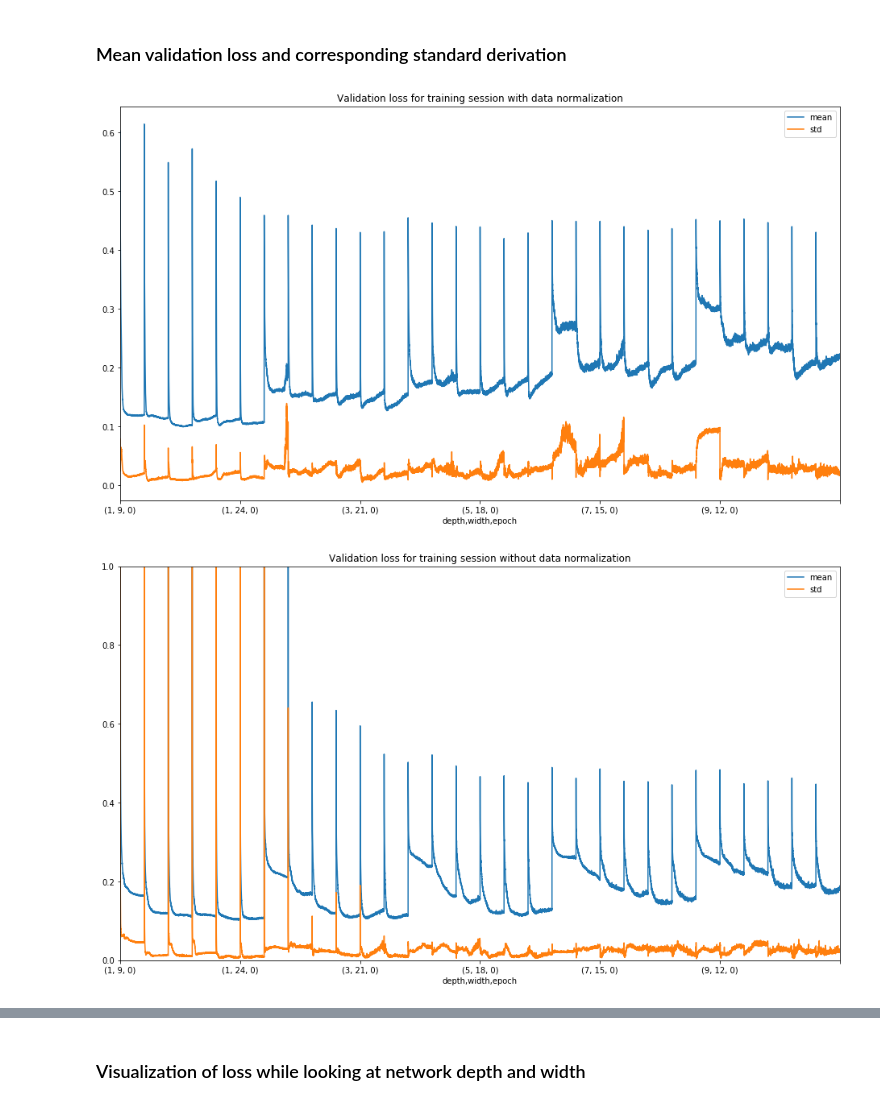
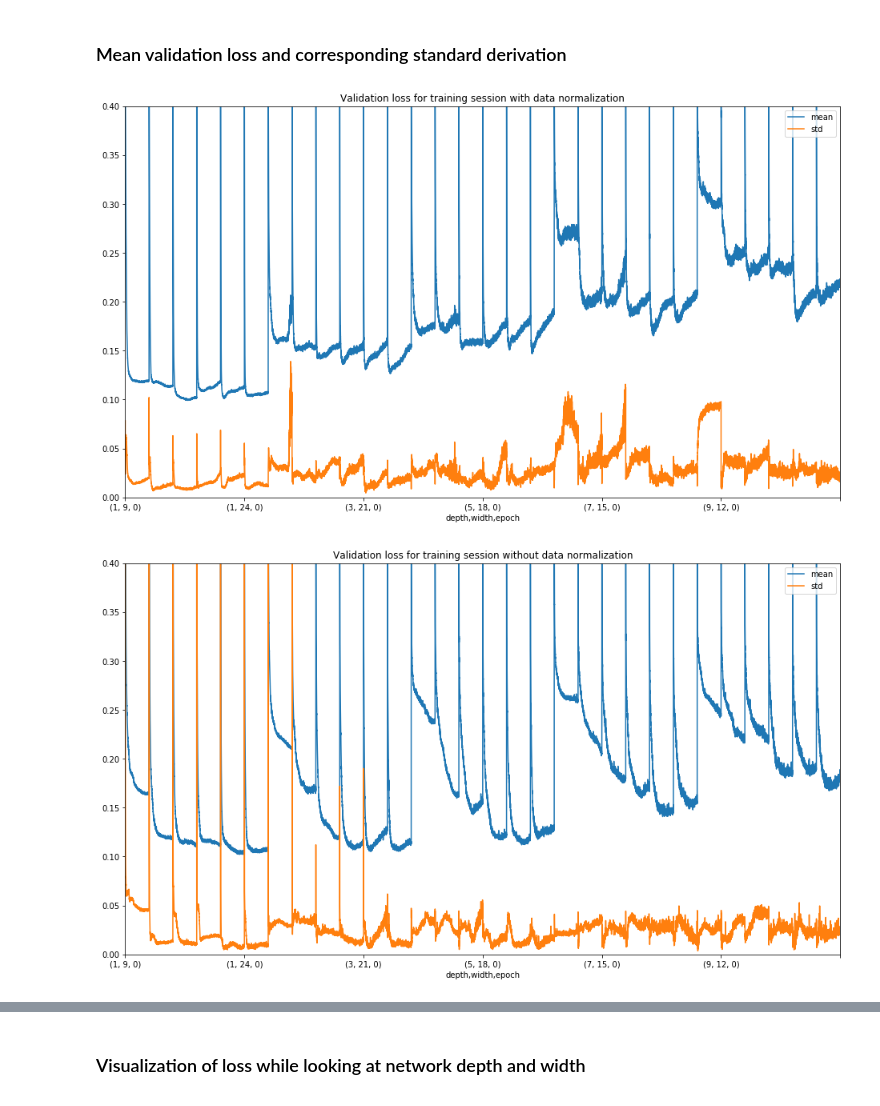
Before and after one commit to leyhline/vix-term-structure, a Jupyter notebook: models.ipynb, the cells around one changed output, grey strips where cells are left out. Drawn from its saved outputs; the diff is of its cells as text; code cells hidden in the pictures.

```diff
--- a/models.ipynb
+++ b/models.ipynb
@@ -89,18 +89,19 @@ reduced_normal["mean", "val_loss"].plot(figsize=(16,9))
 reduced_normal["std", "val_loss"].plot()
 plt.legend(("mean", "std"))
 plt.title("Validation loss for training session with data normalization")
+plt.ylim(0, 0.4)
 plt.show()
 # %% [output]
-[figure, old version]
+[figure, new version]
 # %%
 reduced_basic["mean", "val_loss"].plot(figsize=(16,9))
 reduced_basic["std", "val_loss"].plot()
 plt.legend(("mean", "std"))
-plt.ylim(0, 1)
+plt.ylim(0, 0.4)
 plt.title("Validation loss for training session without data normalization")
 plt.show()
 # %% [output]
-[figure, old version]
+[figure, new version]
 # %%
 print("These are for not normalized training data:")
 print(reduced_basic.min(), reduced_basic.idxmin(), sep="\n")
```
Also changed, not shown: parts of 7 cells of this notebook.
